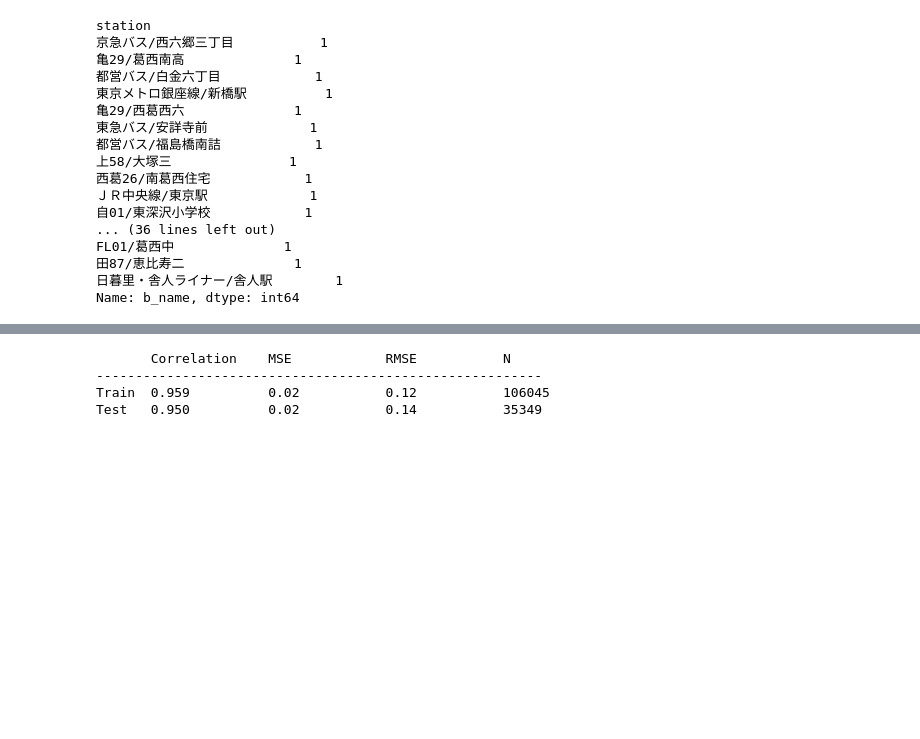
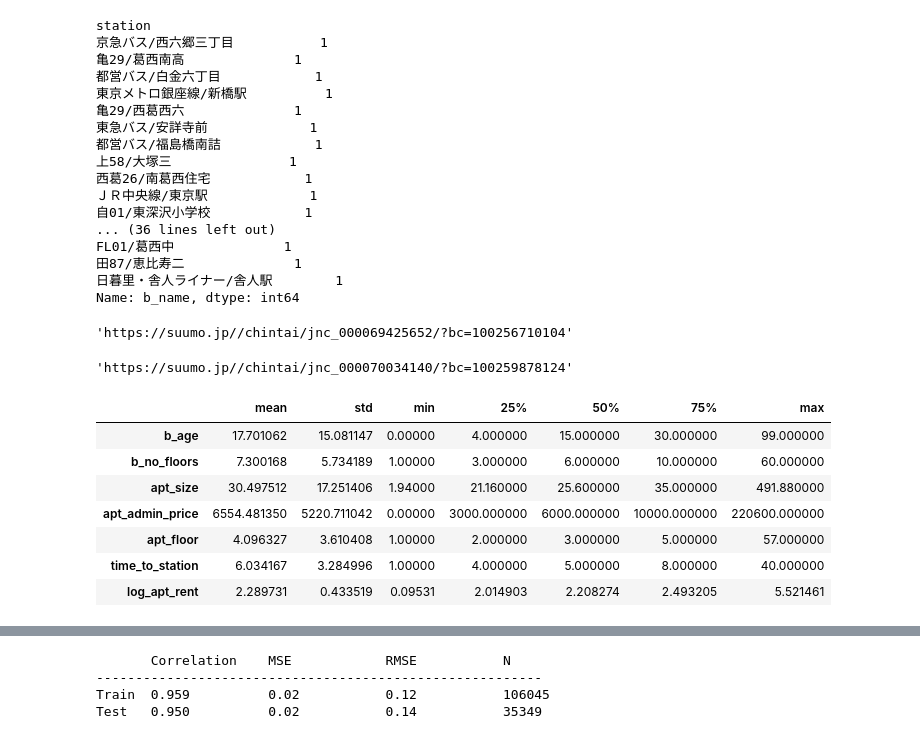
Before and after one commit to jiyans/real_estate_analysis, a Jupyter notebook: analysis/python/eda.ipynb, the cells around one changed output, grey strips where cells are left out. Drawn from its saved outputs; the diff is of its cells as text; code cells hidden in the pictures; blank space fills up the shorter version.

```diff
--- a/analysis/python/eda.ipynb
+++ b/analysis/python/eda.ipynb
@@ -113,5 +132,7 @@ Train  0.860          17.65          4.20           141394
 # %% [raw]
 ### Simple regression `log_rent` on simple variables
+# %%
+df["time_to_station^2"] = df["time_to_station"] ** 2
 # %%
 res,p = linear_model("{} ~"
                         "+ b_no_floors "
@@ -377,6 +444,7 @@ cols = ["b_age",
         "b_no_floors",
         "apt_size" ,
         "apt_style",
+        "station",
         "apt_admin_price",
         "apt_floor",
         "method",
@@ -384,4 +452,4 @@ cols = ["b_age",
        ]
 targs = "log_apt_rent"
 dm = pd.get_dummies(df[cols],drop_first=True)
-rf = RandomForestRegressor(n_estimators=100,max_samples=10000,oob_score=True,)
+rf = RandomForestRegressor(oob_score=True,)
@@ -387,0 +458,19 @@ rf = RandomForestRegressor(n_estimators=100,max_samples=10000,oob_score=True,)
+# %%
+df.iloc[df["apt_admin_price"].argmax()]["full_apt_detail_link"]
+# %% [output]
+'https://suumo.jp//chintai/jnc_000069425652/?bc=100256710104'
+# %%
+df.sort_values("apt_admin_price",ascending=False).iloc[:10]["full_apt_detail_link"].iloc[2]
+# %% [output]
+'https://suumo.jp//chintai/jnc_000070034140/?bc=100259878124'
+# %%
+df[cols+[targs]].describe().T.drop("count", axis=1)# .to_latex(float_format="%.2f")
+# %% [output]
+|  | mean | std | min | 25% | 50% | 75% | max |
+| b_age | 17.701062 | 15.081147 | 0.00000 | 4.000000 | 15.000000 | 30.000000 | 99.000000 |
+| b_no_floors | 7.300168 | 5.734189 | 1.00000 | 3.000000 | 6.000000 | 10.000000 | 60.000000 |
+| apt_size | 30.497512 | 17.251406 | 1.94000 | 21.160000 | 25.600000 | 35.000000 | 491.880000 |
+| apt_admin_price | 6554.481350 | 5220.711042 | 0.00000 | 3000.000000 | 6000.000000 | 10000.000000 | 220600.000000 |
+| apt_floor | 4.096327 | 3.610408 | 1.00000 | 2.000000 | 3.000000 | 5.000000 | 57.000000 |
+| time_to_station | 6.034167 | 3.284996 | 1.00000 | 4.000000 | 5.000000 | 8.000000 | 40.000000 |
+| log_apt_rent | 2.289731 | 0.433519 | 0.09531 | 2.014903 | 2.208274 | 2.493205 | 5.521461 |
```
Also changed, not shown: parts of 23 cells of this notebook.
